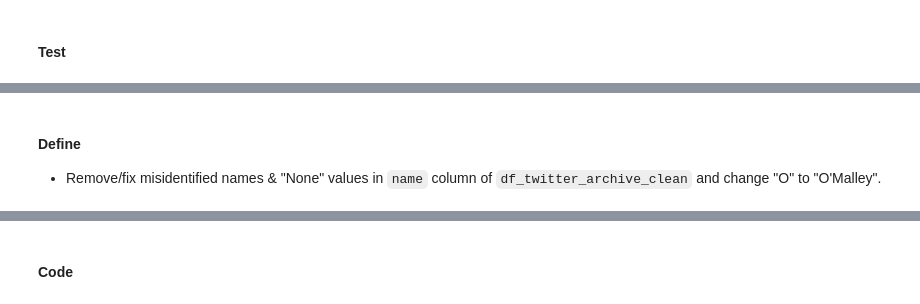
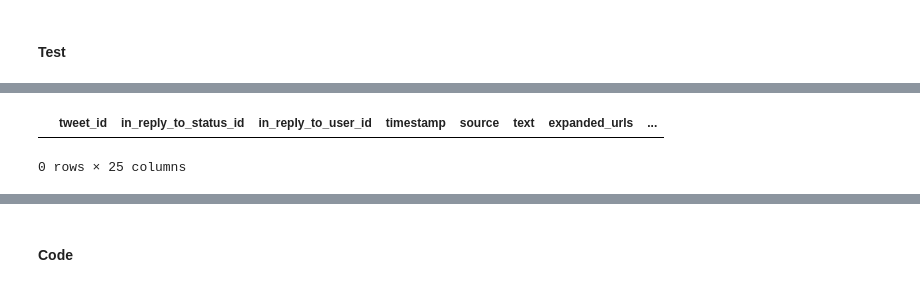
Before and after one commit to iRowebot/Wrangling-Analysis-Visualization-WeRateDogs-Tweets, a Jupyter notebook: wrangle_act.ipynb, the cells around one changed output, grey strips where cells are left out. Cells and saved outputs as stored; diff of their text form; code cells hidden in the pictures.

```diff
--- a/wrangle_act.ipynb
+++ b/wrangle_act.ipynb
@@ -456,2 +405,16 @@ df_twitter_archive_clean\
+# %%
+# Combine all 4 'dog_stage' columns and drop the originals.
+df_clean['dogscription'] = \
+df_clean[['doggo', 'floofer', 'pupper', 'puppo']].replace('None', '')['doggo']+\
+df_clean[['doggo', 'floofer', 'pupper', 'puppo']].replace('None', '')['floofer']+\
+df_clean[['doggo', 'floofer', 'pupper', 'puppo']].replace('None', '')['pupper']+\
+df_clean[['doggo', 'floofer', 'pupper', 'puppo']].replace('None', '')['puppo']
+df_clean.drop(columns=['doggo', 'floofer', 'pupper', 'puppo'], inplace=True)
+# %%
+# Fix records with values from multiple columns or '' names.
+df_clean['dogscription'].replace({'doggopupper':'doggo pupper',
+                                                  'doggofloofer':'doggo floofer',
+                                                  'doggopuppo':'doggo puppo',
+                                                  '':None}, inplace=True)
 # %% [markdown]
 #### Test
@@ -474,2 +438,8 @@ df_twitter_archive_clean[['in_reply_to_status_id', 'in_reply_to_user_id', 'retwe
+# %%
+# Remove all tweets that have 'RT' at the beginning of their 'text' field.
+df_clean.drop(df_clean[df_clean.text.str[0:2] == 'RT'].index, inplace=True)
+# %%
+# Drop 'retweeted_status_id', 'retweeted_status_user_id' & 'retweeted_status_timestamp' columns.
+df_clean.drop(columns=['retweeted_status_id', 'retweeted_status_user_id', 'retweeted_status_timestamp'], inplace=True)
 # %% [markdown]
 #### Test
@@ -496,3 +446,6 @@ memory usage: 383.3+ KB
-# %% [markdown]
-#### Define
-* Remove/fix misidentified names & "None" values in `name` column of `df_twitter_archive_clean` and change "O" to "O'Malley".
+# %%
+# Tweets starting with 'RT' have been removed.
+df_clean[df_clean.text.str[0:2] == 'RT']
+# %% [output]
+|  | tweet_id | in_reply_to_status_id | in_reply_to_user_id | timestamp | source | text | expanded_urls | ... |
+0 rows × 25 columns
```
Also changed, not shown: parts of 71 cells of this notebook.
